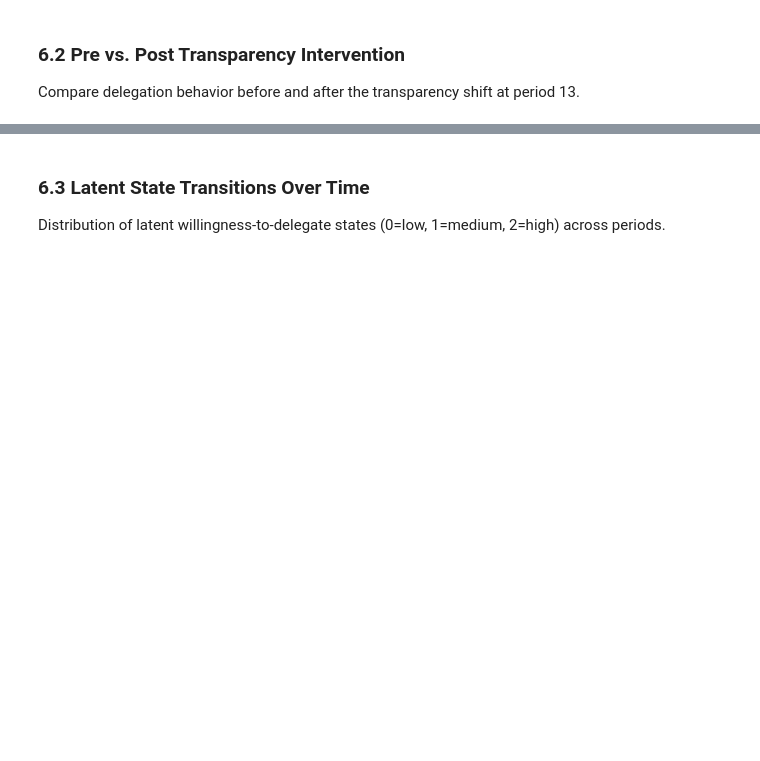
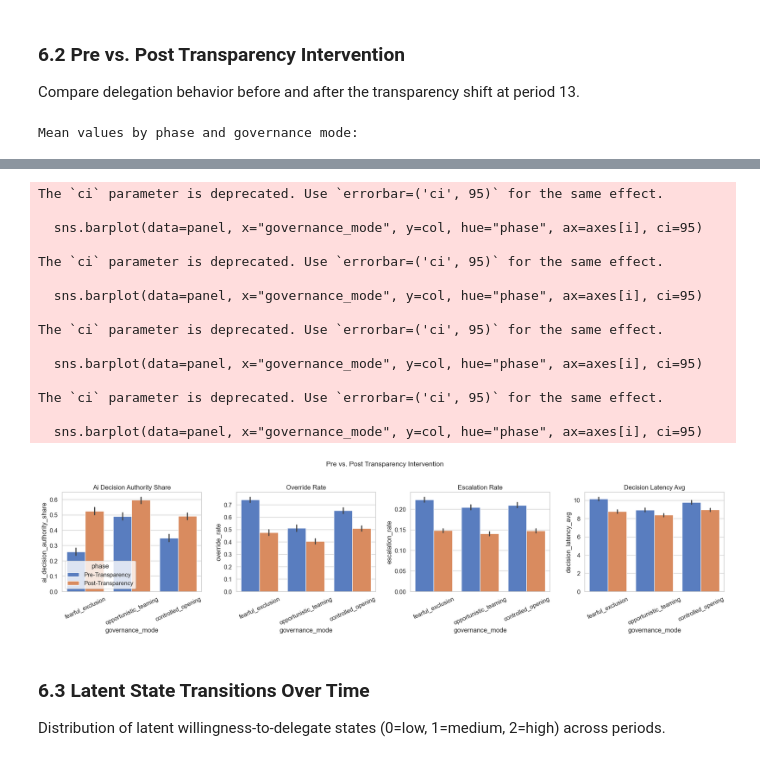
Before and after one commit to kaki1995/Triadic-Human-AI-Delegation, a Jupyter notebook: data_analysis/01_eda.ipynb, the cells around one changed output, grey strips where cells are left out. Saved outputs shown, nothing was run; the diff lists cells and outputs as text; code cells hidden in the pictures; blank space fills up the shorter version.

```diff
--- a/data_analysis/01_eda.ipynb
+++ b/data_analysis/01_eda.ipynb
@@ -231,7 +428,7 @@ Compare delegation behavior before and after the transparency shift at period 13
 # Create pre/post indicator
 panel["phase"] = np.where(panel["period_id"] < 13, "Pre-Transparency", "Post-Transparency")
 
-compare_cols = ["ai_decision_authority_share", "override_rate", "escalation_rate", "avg_decision_latency"]
+compare_cols = ["ai_decision_authority_share", "override_rate", "escalation_rate", "decision_latency_avg"]
 
 print("Mean values by phase and governance mode:\n")
 comparison = panel.groupby(["phase", "governance_mode"])[compare_cols].mean().round(4)
@@ -249,3 +446,5 @@ for i, col in enumerate(compare_cols):
 plt.suptitle("Pre vs. Post Transparency Intervention", fontsize=14, y=1.02)
 plt.tight_layout()
 plt.show()
+# %% [output]
+Mean values by phase and governance mode:
@@ -252,3 +459,19 @@ plt.show()
+The `ci` parameter is deprecated. Use `errorbar=('ci', 95)` for the same effect.
+
+  sns.barplot(data=panel, x="governance_mode", y=col, hue="phase", ax=axes[i], ci=95)
+
+The `ci` parameter is deprecated. Use `errorbar=('ci', 95)` for the same effect.
+
+  sns.barplot(data=panel, x="governance_mode", y=col, hue="phase", ax=axes[i], ci=95)
+
+The `ci` parameter is deprecated. Use `errorbar=('ci', 95)` for the same effect.
+
+  sns.barplot(data=panel, x="governance_mode", y=col, hue="phase", ax=axes[i], ci=95)
+
+The `ci` parameter is deprecated. Use `errorbar=('ci', 95)` for the same effect.
+
+  sns.barplot(data=panel, x="governance_mode", y=col, hue="phase", ax=axes[i], ci=95)
+[figure, added]
 # %% [markdown]
 ### 6.3 Latent State Transitions Over Time
 
```
Also changed, not shown: parts of 12 cells of this notebook, 2 other files.
